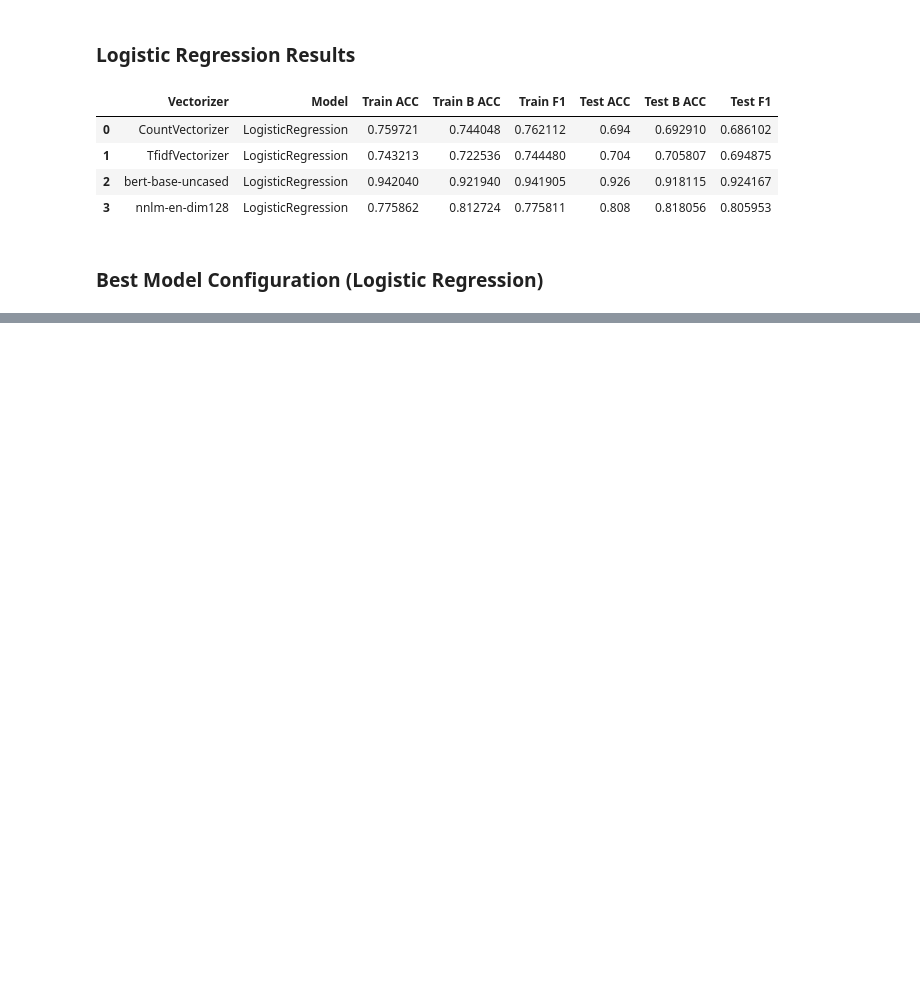
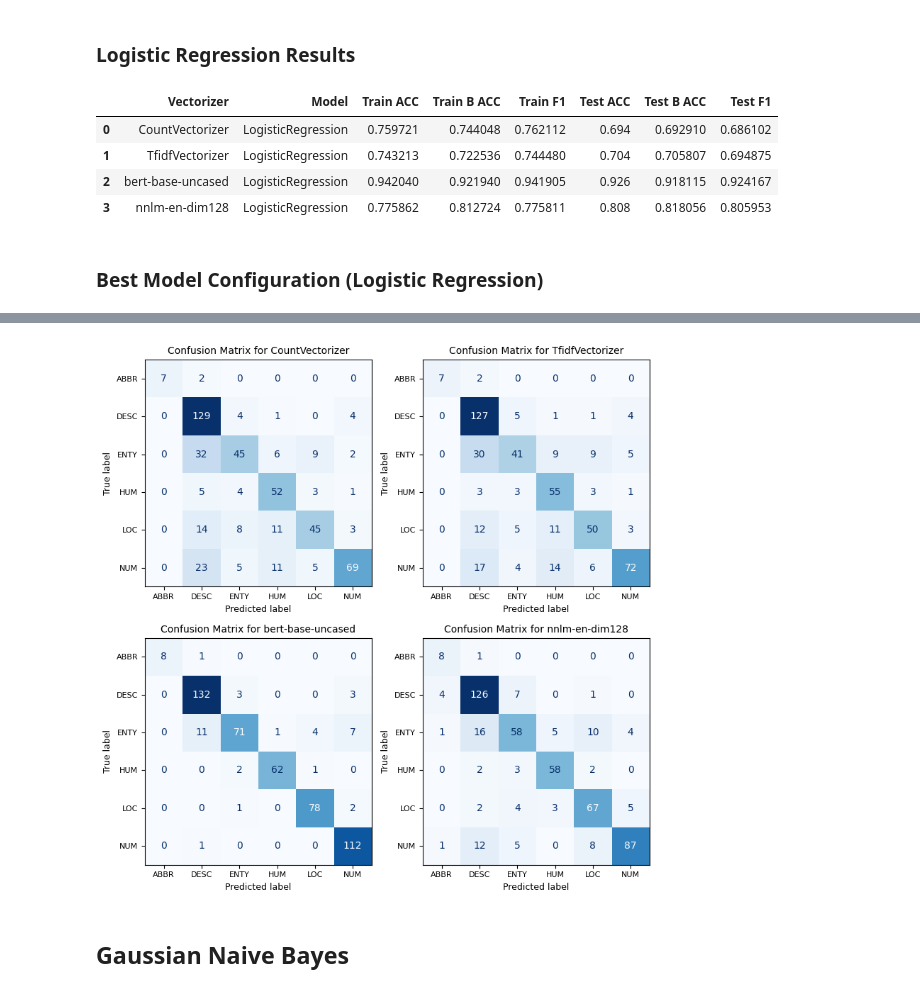
Before and after one commit to Ibrahim-Ola/ml_for_sentence_classification, a Jupyter notebook: modeling.ipynb, the cells around one changed output, grey strips where cells are left out. Drawn from its saved outputs; the diff is of its cells as text; code cells hidden in the pictures; blank space fills up the shorter version.

```diff
--- a/modeling.ipynb
+++ b/modeling.ipynb
@@ -384,0 +407,36 @@ lr_results['overall_best_model_result'][]
+# %%
+titles = list(default_vectorizers.keys())
+total_matrices = len(lr_results["best_preds_test"].keys())
+
+if total_matrices > 4:
+    print("Warning: The code is set to handle only 4 confusion matrices. Adjust the subplot for more.")
+    total_matrices = 4  # Limiting to 4 to prevent errors in the current setup
+
+# Adjust the figsize to change the overall size of each subplot
+fig, axarr = plt.subplots(2, 2, figsize=(8, 8))
+
+for key in range(total_matrices):
+    ax = axarr[key//2, key%2]  # Access the ax object in a 2x2 fashion
+    idx = list(lr_results["best_preds_test"].keys())[key]
+    cm = confusion_matrix(y_true=y_test, y_pred=lr_results["best_preds_test"][idx])
+    disp = ConfusionMatrixDisplay(confusion_matrix=cm, display_labels=lr_results['overall_best_model_result']['model'].classes_)
+
+    # Specify the ax parameter and adjust the color map, reduce the text size inside confusion matrix using colorbar
+    disp.plot(cmap='Blues', ax=ax, colorbar=False)  # Setting colorbar to False to not display the color bar
+
+    # Reduce the size of the numbers inside the confusion matrix
+    for texts in disp.text_:
+        for text in texts:
+            text.set_size(10)
+
+    # Adjusting title and label sizes
+    ax.set_title(f'Confusion Matrix for {titles[key]}', fontsize=10)
+    ax.set_xlabel('Predicted label', fontsize=9)
+    ax.set_ylabel('True label', fontsize=9)
+    ax.tick_params(axis='both', which='major', labelsize=8)
+
+# Show the plot after constructing all subplots
+plt.tight_layout()
+plt.show()
+# %% [output]
+[figure, added]
@@ -384,0 +448,2 @@ lr_results['overall_best_model_result'][]
+# %% [markdown]
+## Gaussian Naive Bayes
```
Also changed, not shown: parts of 8 cells of this notebook.
